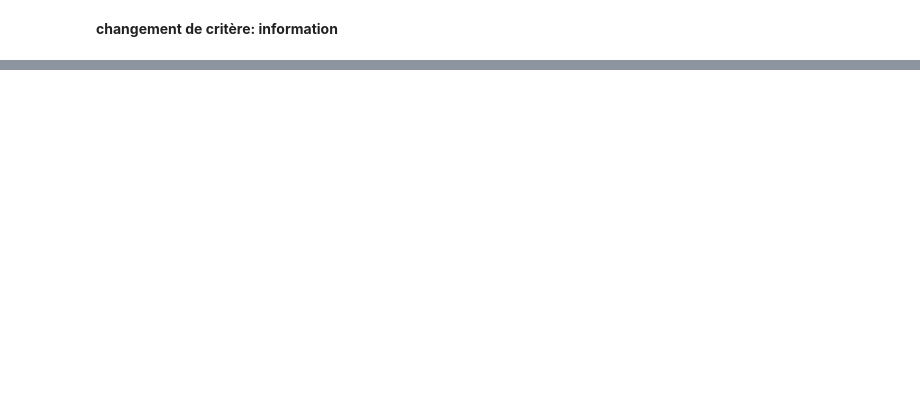
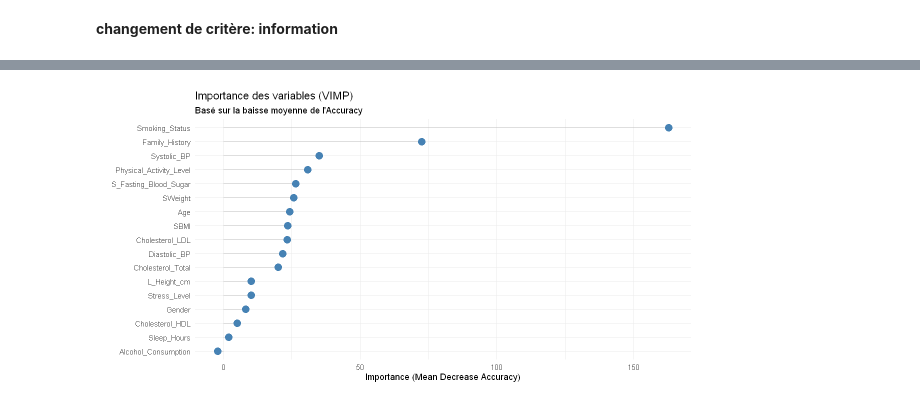
Before and after one commit to Eliott67/Projet_ML, a Jupyter notebook: etude_Heart_Disease_Risk_R.ipynb, the cells around one changed output, grey strips where cells are left out. Drawn from its saved outputs; the diff is of its cells as text; code cells hidden in the pictures; blank space fills up the shorter version.

```diff
--- a/etude_Heart_Disease_Risk_R.ipynb
+++ b/etude_Heart_Disease_Risk_R.ipynb
@@ -720,0 +721,3 @@ Warning message:
+# %%
+rf=randomForest(Heart_Disease_Risk~.,data=dataTrain,xtest=dataTest[,-14],ytest=dataTest[,"Heart_Disease_Risk"],ntree=500,do.trace=50,importance=TRUE)
+rf$importance
@@ -720,0 +757,18 @@ Warning message:
+# %%
+imp_data <- as.data.frame(importance(rf))
+imp_data$Variable <- rownames(imp_data)
+
+# 2. Créer le graphique (équivalent à gg_vimp)
+ggplot(imp_data, aes(x = reorder(Variable, MeanDecreaseAccuracy), y = MeanDecreaseAccuracy)) +
+  geom_segment(aes(xend = Variable, yend = 0), color = "grey") + # Ligne style "lollipop"
+  geom_point(size = 4, color = "steelblue") +                  # Point au bout
+  coord_flip() +                                               # Inversion pour lire les noms
+  theme_minimal() +
+  labs(
+    title = "Importance des variables (VIMP)",
+    subtitle = "Basé sur la baisse moyenne de l'Accuracy",
+    x = "",
+    y = "Importance (Mean Decrease Accuracy)"
+  )
+# %% [output]
+[figure, added]
```
Also changed, not shown: parts of 34 cells of this notebook.
